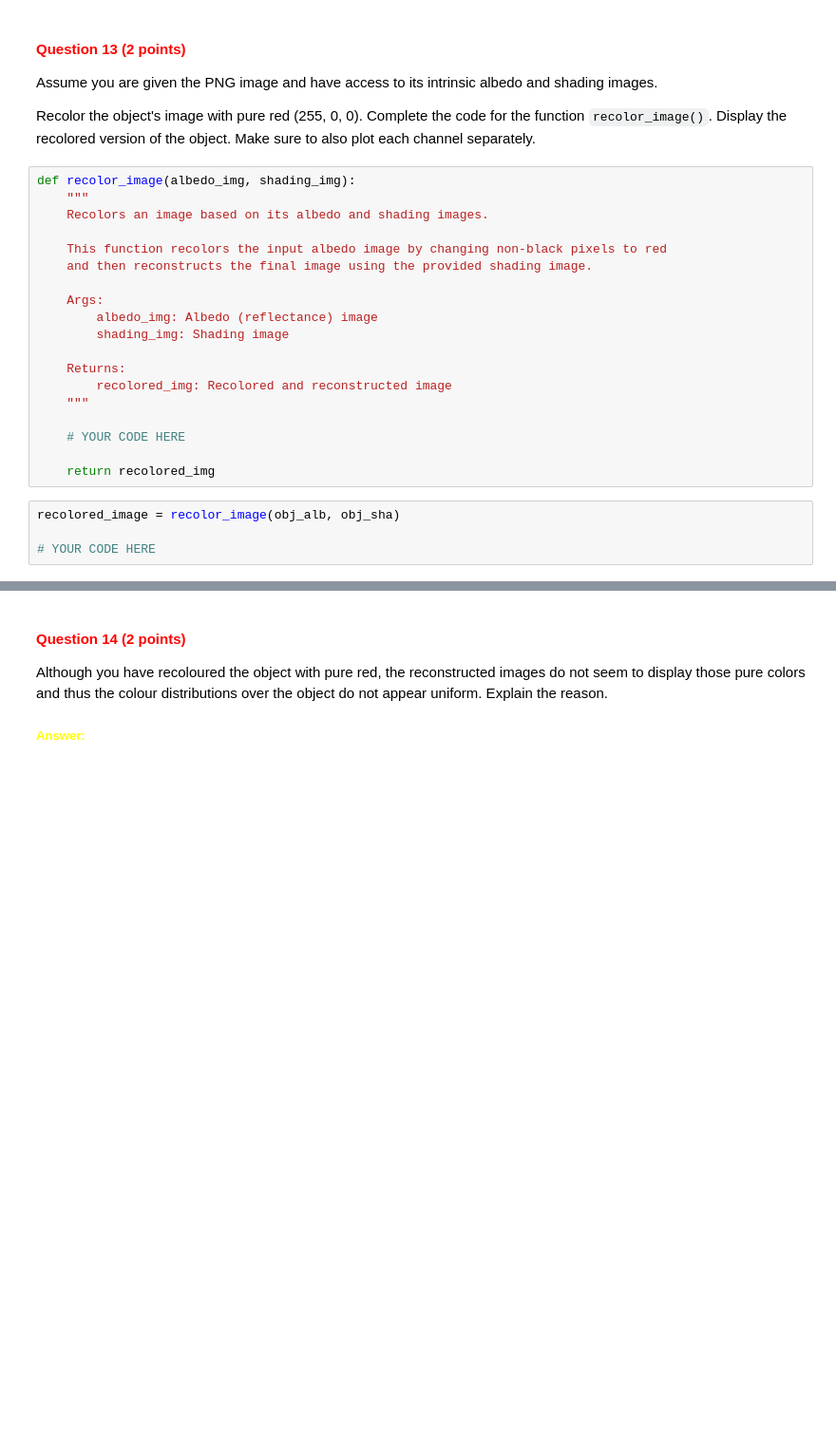
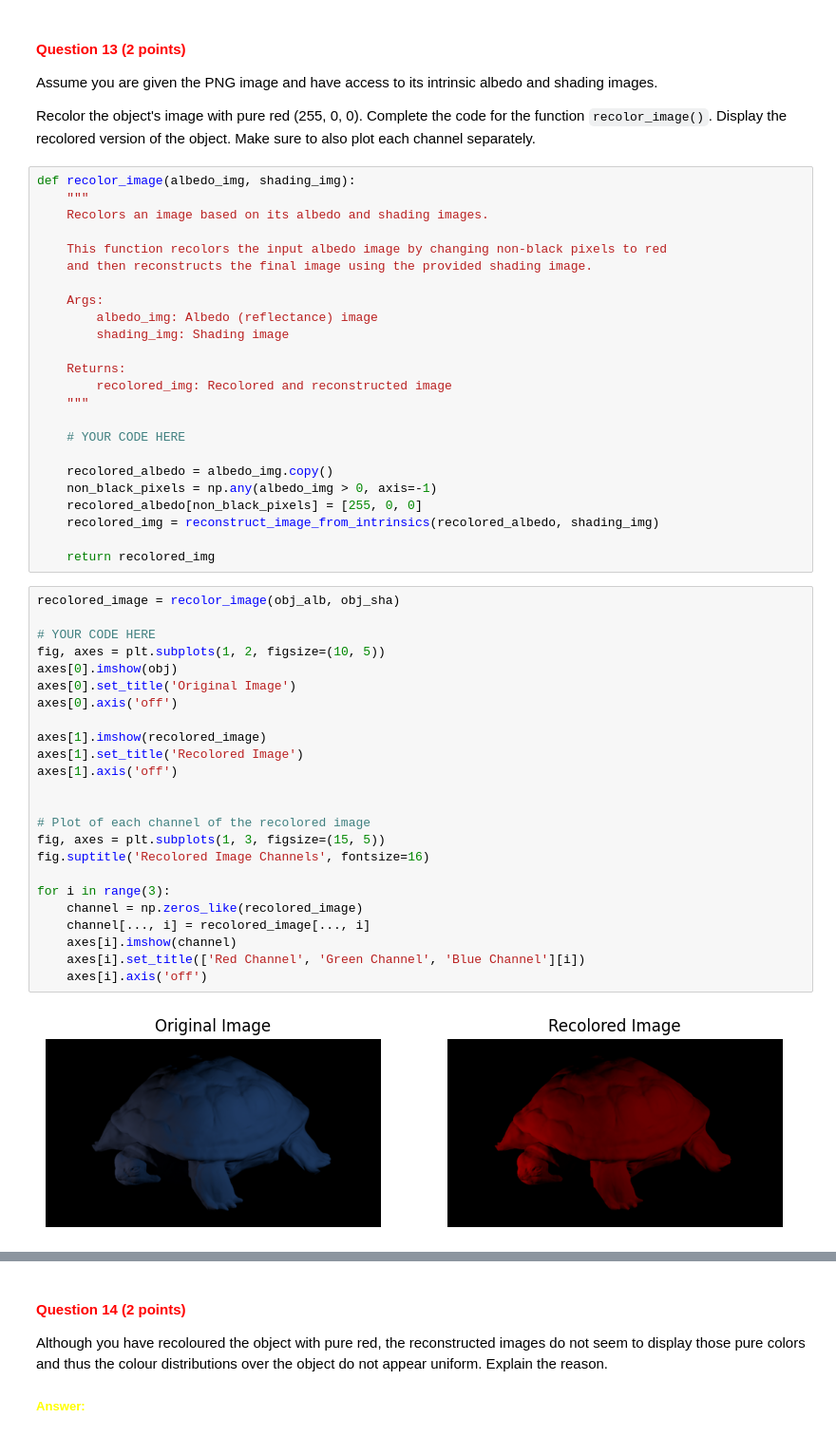
Before and after one commit to uvacv1/cv1-lab-1, a Jupyter notebook: cv1-lab-1.ipynb, the cells around one changed output, grey strips where cells are left out. Shown at 95% size. Drawn from its saved outputs; the diff is of its cells as text; blank space fills up the shorter version.

```diff
--- a/cv1-lab-1.ipynb
+++ b/cv1-lab-1.ipynb
@@ -600,8 +679,35 @@ def recolor_image(albedo_img, shading_img):
 
     # YOUR CODE HERE
 
+    recolored_albedo = albedo_img.copy()
+    non_black_pixels = np.any(albedo_img > 0, axis=-1)
+    recolored_albedo[non_black_pixels] = [255, 0, 0]
+    recolored_img = reconstruct_image_from_intrinsics(recolored_albedo, shading_img)
+
     return recolored_img
-# %%
-recolored_image = recolor_image(obj_alb, obj_sha)
-
-# YOUR CODE HERE
+# %%
+recolored_image = recolor_image(obj_alb, obj_sha)
+
+# YOUR CODE HERE
+fig, axes = plt.subplots(1, 2, figsize=(10, 5))
+axes[0].imshow(obj)
+axes[0].set_title('Original Image')
+axes[0].axis('off')
+
+axes[1].imshow(recolored_image)
+axes[1].set_title('Recolored Image')
+axes[1].axis('off')
+
+
+# Plot of each channel of the recolored image
+fig, axes = plt.subplots(1, 3, figsize=(15, 5))
+fig.suptitle('Recolored Image Channels', fontsize=16)
+
+for i in range(3):
+    channel = np.zeros_like(recolored_image)
+    channel[..., i] = recolored_image[..., i]
+    axes[i].imshow(channel)
+    axes[i].set_title(['Red Channel', 'Green Channel', 'Blue Channel'][i])
+    axes[i].axis('off')
+# %% [output]
+[figure, added]
```
Also changed, not shown: parts of 12 cells of this notebook.
